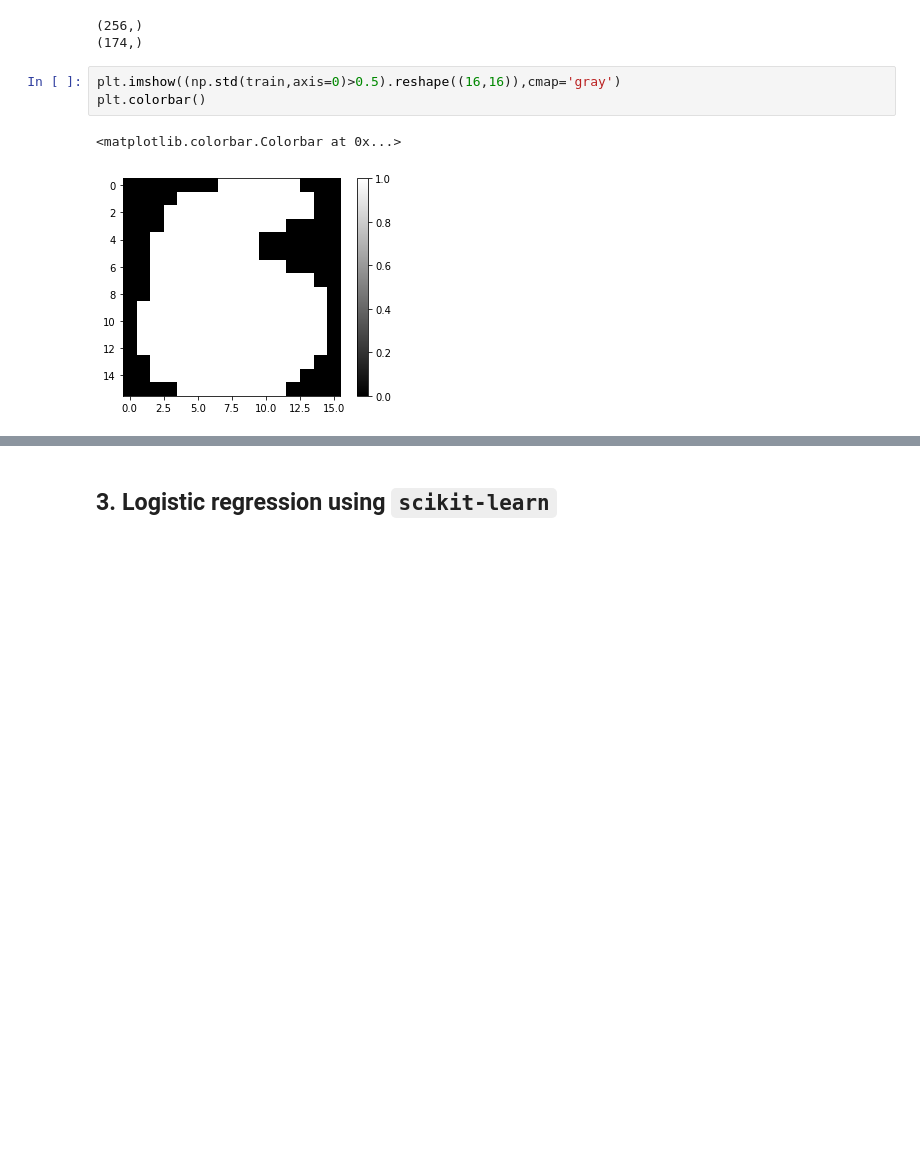
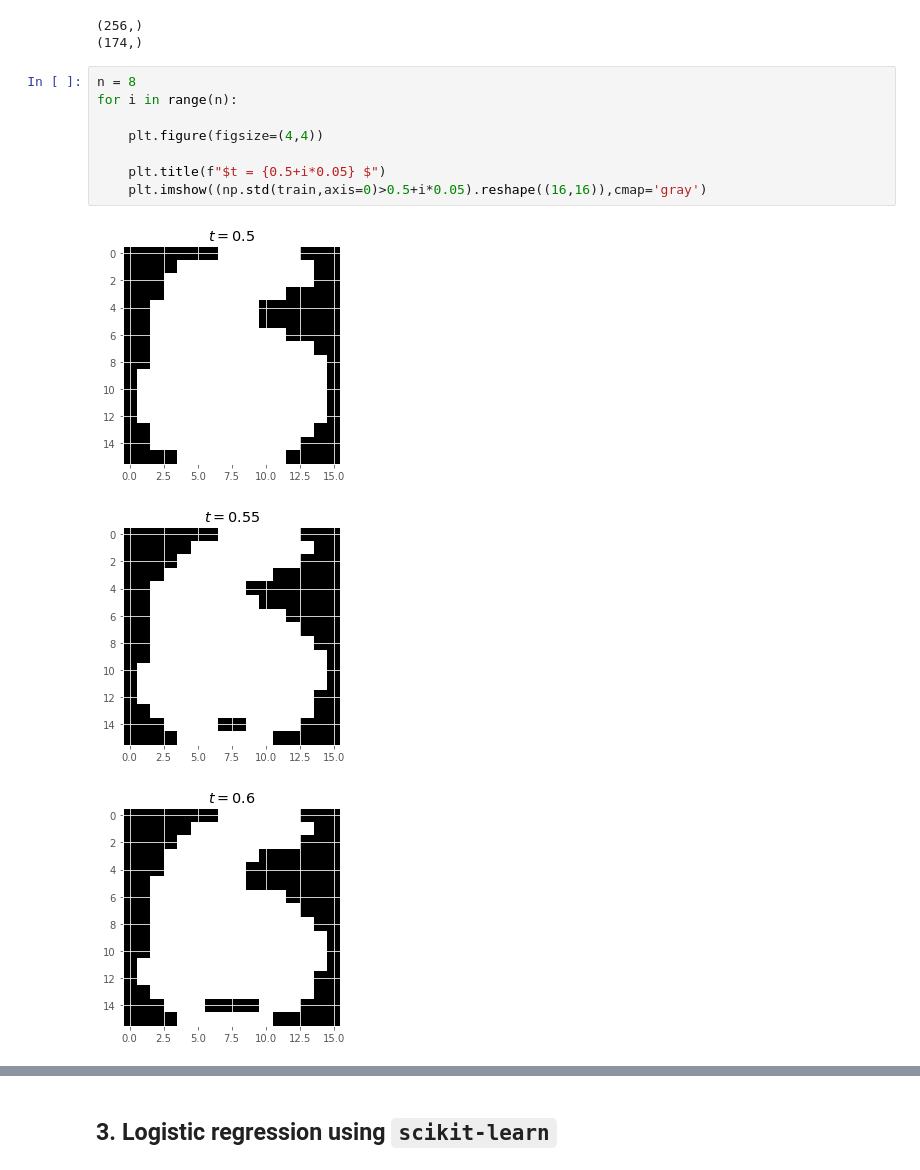
Before and after one commit to VictorCilleros/ML, a Jupyter notebook: TP3_archive/TP3_logistic_regression.ipynb, the cells around one changed output, grey strips where cells are left out. Saved outputs shown, nothing was run; the diff lists cells and outputs as text; blank space fills up the shorter version.

```diff
--- a/TP3_archive/TP3_logistic_regression.ipynb
+++ b/TP3_archive/TP3_logistic_regression.ipynb
@@ -310,8 +314,14 @@ print(IndicesStd.shape)
 (256,)
 (174,)
 # %%
-plt.imshow((np.std(train,axis=0)>0.5).reshape((16,16)),cmap='gray')
-plt.colorbar()
+n = 8
+for i in range(n):
+
+    plt.figure(figsize=(4,4))
+
+    plt.title(f"$t = {0.5+i*0.05} $")
+    plt.imshow((np.std(train,axis=0)>0.5+i*0.05).reshape((16,16)),cmap='gray')
 # %% [output]
-<matplotlib.colorbar.Colorbar at 0x...>
-[figure, old version]
+[figure, new version]
+[figure, added]
+[figure, added]
```
Also changed, not shown: parts of 12 cells of this notebook.
